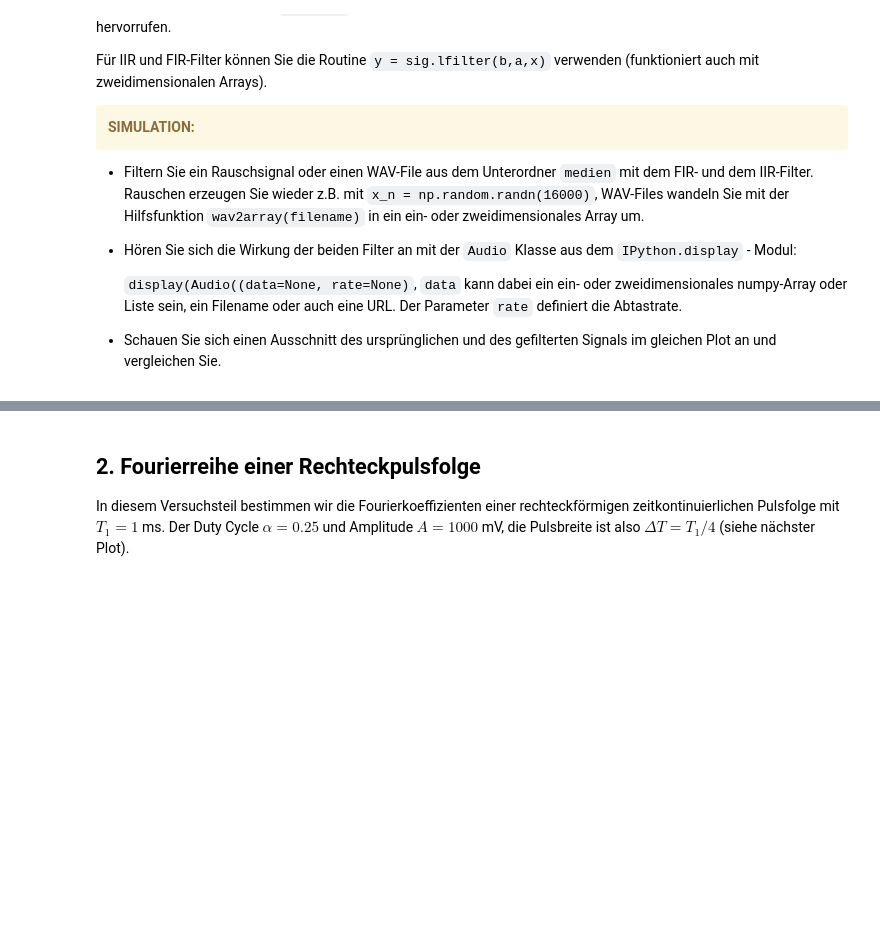
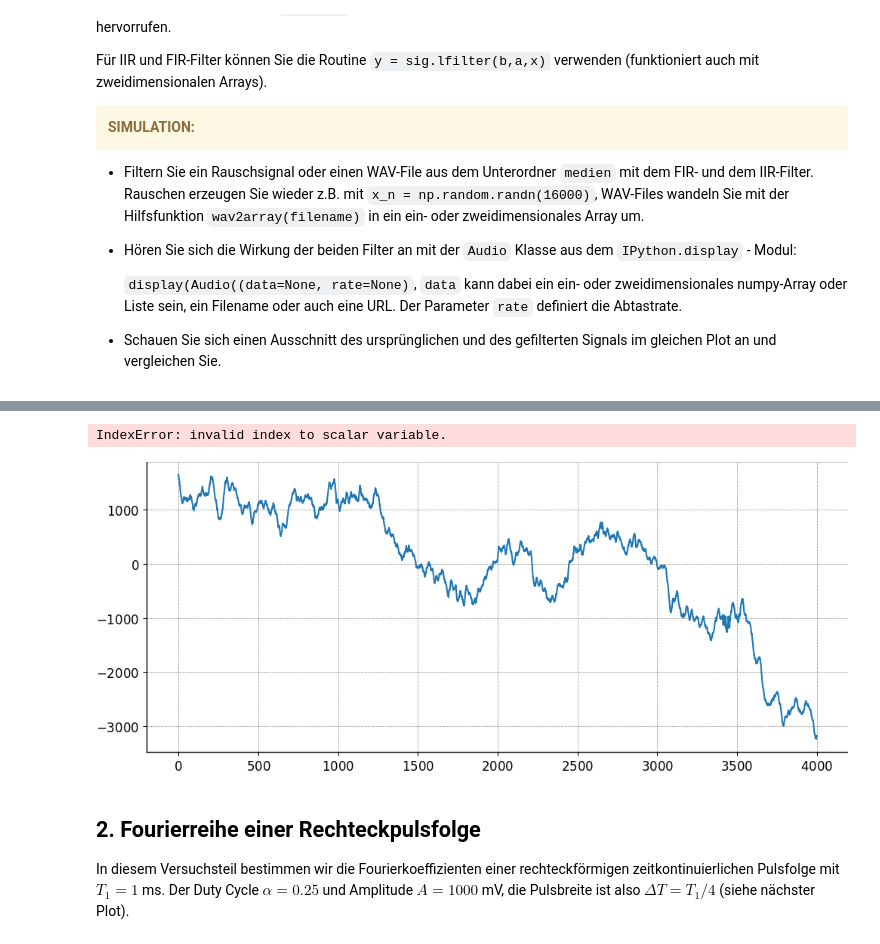
Before and after one commit to SamuelMMT/dsp_WS23-24, a Jupyter notebook: notebooks/00_LAB/LAB_2.ipynb, the cells around one changed output, grey strips where cells are left out. Drawn from its saved outputs; the diff is of its cells as text; code cells hidden in the pictures; blank space fills up the shorter version.

```diff
--- a/notebooks/00_LAB/LAB_2.ipynb
+++ b/notebooks/00_LAB/LAB_2.ipynb
@@ -223,24 +223,22 @@ y = np.convolve(x_n, h)
 len(y) #500+16-1
 display(Audio(data=y.T, rate=16000))"""
 
+print("WAV-File ungefiltert:")
+x_w = wav2np("../medien/87778__marcgascon7__vocals.wav")
+display(Audio(x_w, rate = wav2np.f_S))
+
 x_n = np.random.randn(16000) #Rauschen
 print("Rauschen ungefiltert:")
 display(Audio(data = x_n, rate = wav2np.f_S))
 
-print("WAV-File ungefiltert:")
-x_w = wav2np("../medien/87778__marcgascon7__vocals.wav")
-display(Audio(x_w, rate = wav2np.f_S))
-
 
 print(np.shape(x_w))
-y_FIR = sig.lfilter(b_FIR,a_FIR, x_n)
-y_IIR = sig.lfilter(b_IIR,a_IIR, x_n)
+y_FIR_w = sig.lfilter(b_FIR,a_FIR, x_n)
+y_IIR_w = sig.lfilter(b_IIR,a_IIR, x_n)
 
 print("Rauschen gefiltert mit FIR:")
-display(Audio(y_FIR, rate = wav2np.f_S))
+display(Audio(y_FIR_w, rate = wav2np.f_S))
 
 print("Rauschen gefiltert mit IIR:")
-display(Audio(y_IIR, rate = wav2np.f_S))
-
-display(Audio(data=y_IIR, rate=wav2np.f_S))
+display(Audio(y_IIR_w, rate = wav2np.f_S))
 # %% [output]
@@ -252,10 +255,13 @@ Rauschen ungefiltert:
 # %%
 fig, ax = plt.subplots(**size)
 l = 4000
 start = 20000
-ax.plot(... x_w[0][...], label="x_w")
-ax.plot(... , y_IIR[0][...], label="y_IIR")
-ax.legend();
+ax.plot(np.arange(l), x_w[0][start:start+l], label="x_w")
+ax.plot(np.arange(l), y_IIR[0][start:start+l], label="y_IIR")
+ax.legend()
+# %% [output]
+IndexError: invalid index to scalar variable.
+[figure, added]
 # %% [markdown]
 ## 2. Fourierreihe einer Rechteckpulsfolge<a id='fourierreihe'></a>
 
```
Also changed, not shown: parts of 8 cells of this notebook.
